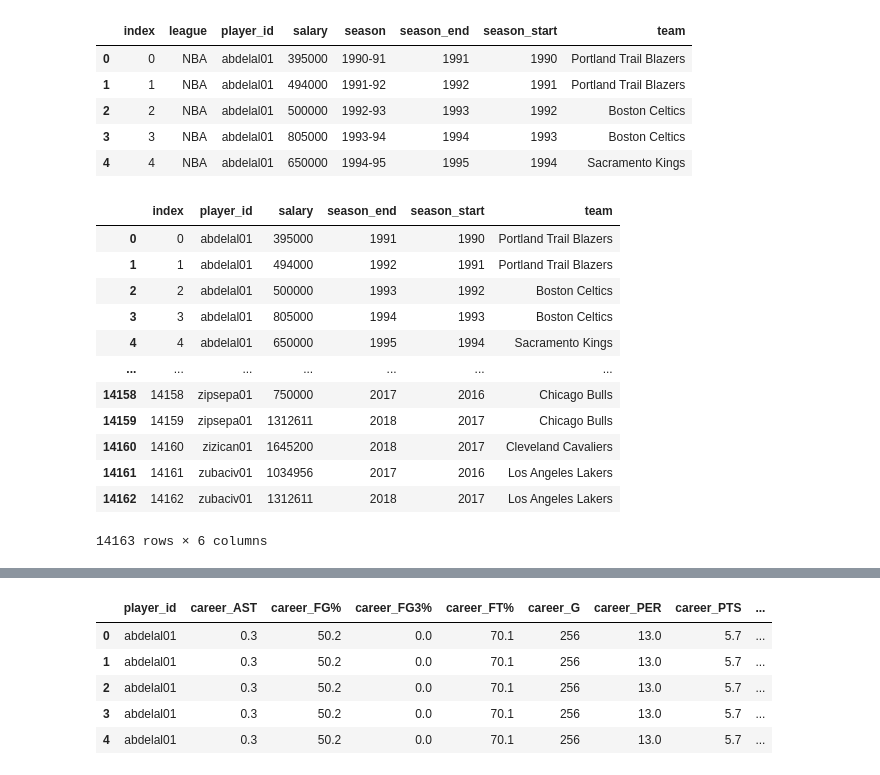
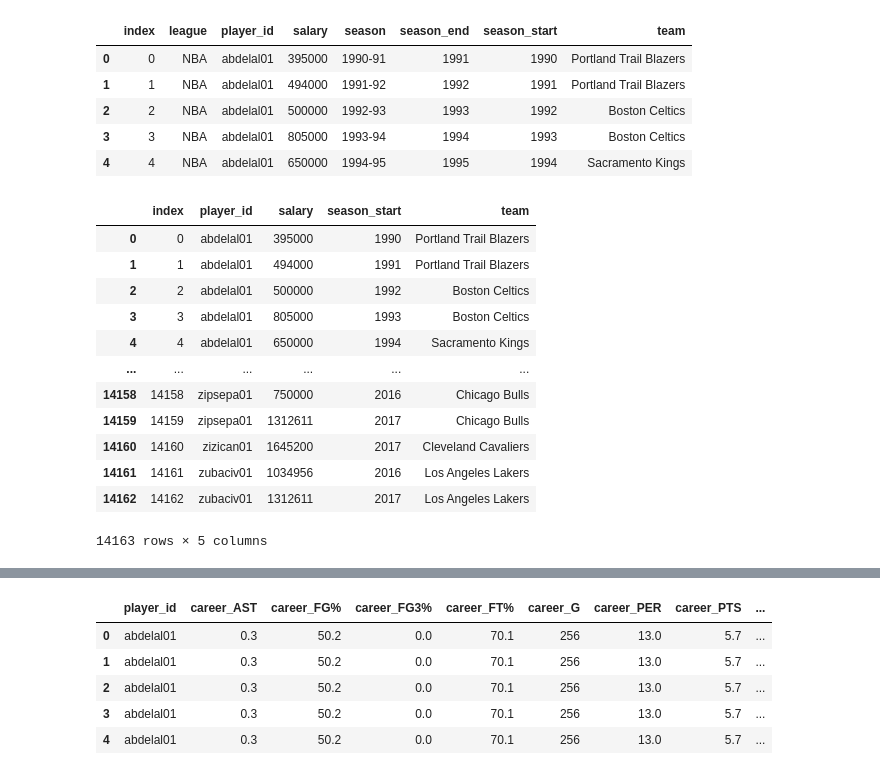
Before and after one commit to stephaanieyou/216project, a Jupyter notebook: performance.ipynb, the cells around one changed output, grey strips where cells are left out. Saved outputs shown, nothing was run; the diff lists cells and outputs as text; code cells hidden in the pictures.

```diff
--- a/performance.ipynb
+++ b/performance.ipynb
@@ -57,23 +59,23 @@ salaries.head()
 | 3 | 3 | NBA | abdelal01 | 805000 | 1993-94 | 1994 | 1993 | Boston Celtics |
 | 4 | 4 | NBA | abdelal01 | 650000 | 1994-95 | 1995 | 1994 | Sacramento Kings |
 # %%
-# season category irrelevant, all leagues are also NBA (checked by value_counts()), so we can drop it too
-salaries = salaries.drop(['league', 'season'], axis=1)
+# season category redundant, all leagues are also NBA (checked by value_counts()), so we can drop it too
+salaries = salaries.drop(['league', 'season', 'season_end'], axis=1)
 salaries
 # %% [output]
-|  | index | player_id | salary | season_end | season_start | team |
-| 0 | 0 | abdelal01 | 395000 | 1991 | 1990 | Portland Trail Blazers |
-| 1 | 1 | abdelal01 | 494000 | 1992 | 1991 | Portland Trail Blazers |
-| 2 | 2 | abdelal01 | 500000 | 1993 | 1992 | Boston Celtics |
-| 3 | 3 | abdelal01 | 805000 | 1994 | 1993 | Boston Celtics |
-| 4 | 4 | abdelal01 | 650000 | 1995 | 1994 | Sacramento Kings |
-| ... | ... | ... | ... | ... | ... | ... |
-| 14158 | 14158 | zipsepa01 | 750000 | 2017 | 2016 | Chicago Bulls |
-| 14159 | 14159 | zipsepa01 | 1312611 | 2018 | 2017 | Chicago Bulls |
-| 14160 | 14160 | zizican01 | 1645200 | 2018 | 2017 | Cleveland Cavaliers |
-| 14161 | 14161 | zubaciv01 | 1034956 | 2017 | 2016 | Los Angeles Lakers |
-| 14162 | 14162 | zubaciv01 | 1312611 | 2018 | 2017 | Los Angeles Lakers |
+|  | index | player_id | salary | season_start | team |
+| 0 | 0 | abdelal01 | 395000 | 1990 | Portland Trail Blazers |
+| 1 | 1 | abdelal01 | 494000 | 1991 | Portland Trail Blazers |
+| 2 | 2 | abdelal01 | 500000 | 1992 | Boston Celtics |
+| 3 | 3 | abdelal01 | 805000 | 1993 | Boston Celtics |
+| 4 | 4 | abdelal01 | 650000 | 1994 | Sacramento Kings |
+| ... | ... | ... | ... | ... | ... |
+| 14158 | 14158 | zipsepa01 | 750000 | 2016 | Chicago Bulls |
+| 14159 | 14159 | zipsepa01 | 1312611 | 2017 | Chicago Bulls |
+| 14160 | 14160 | zizican01 | 1645200 | 2017 | Cleveland Cavaliers |
+| 14161 | 14161 | zubaciv01 | 1034956 | 2016 | Los Angeles Lakers |
+| 14162 | 14162 | zubaciv01 | 1312611 | 2017 | Los Angeles Lakers |
-14163 rows × 6 columns
+14163 rows × 5 columns
 # %%
 historical = pd.merge(player_positions, salaries, how='right', on='player_id')
 historical = historical.drop(['index_x', 'index_y'], axis=1)
```
Also changed, not shown: parts of 9 cells of this notebook.
